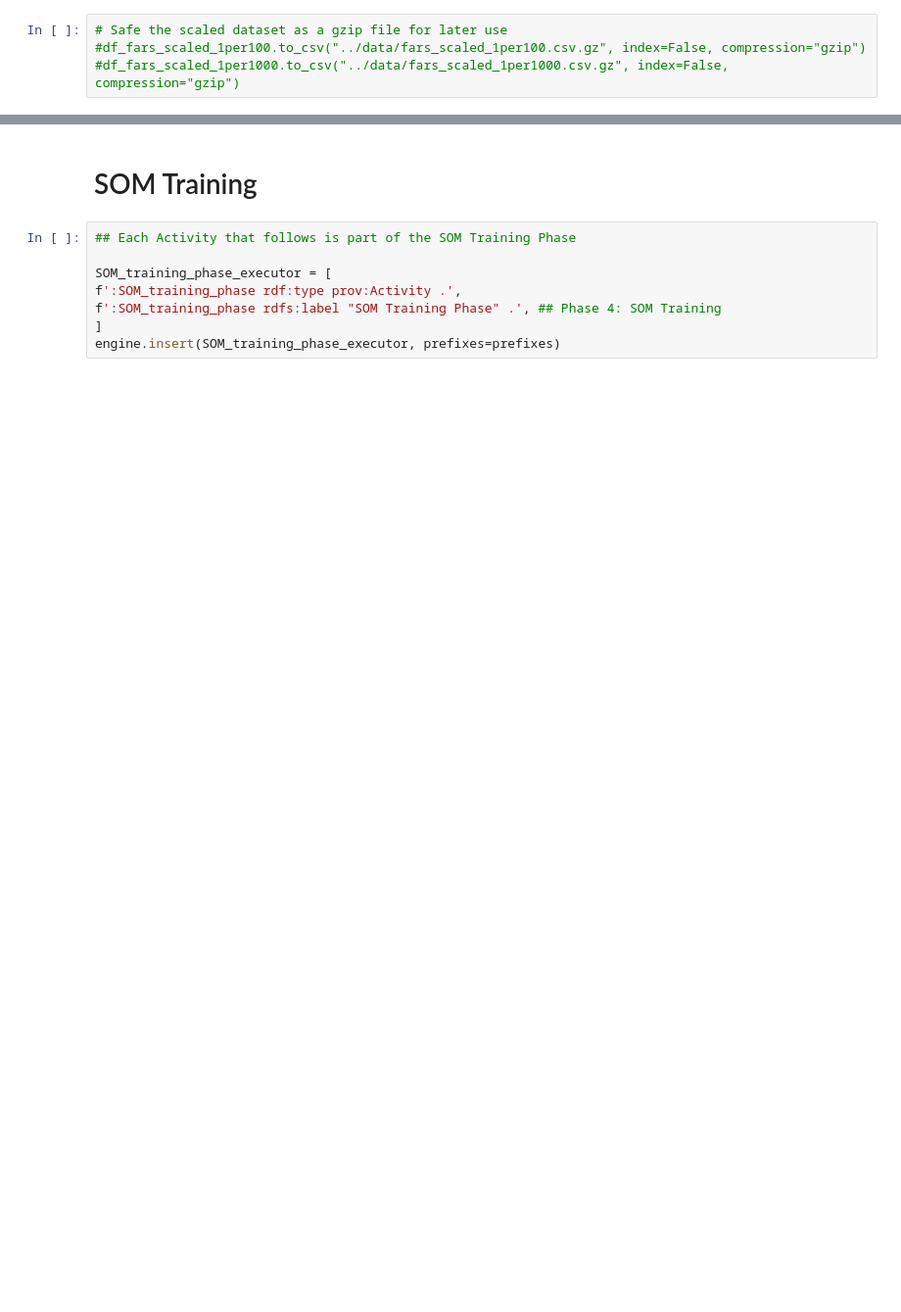
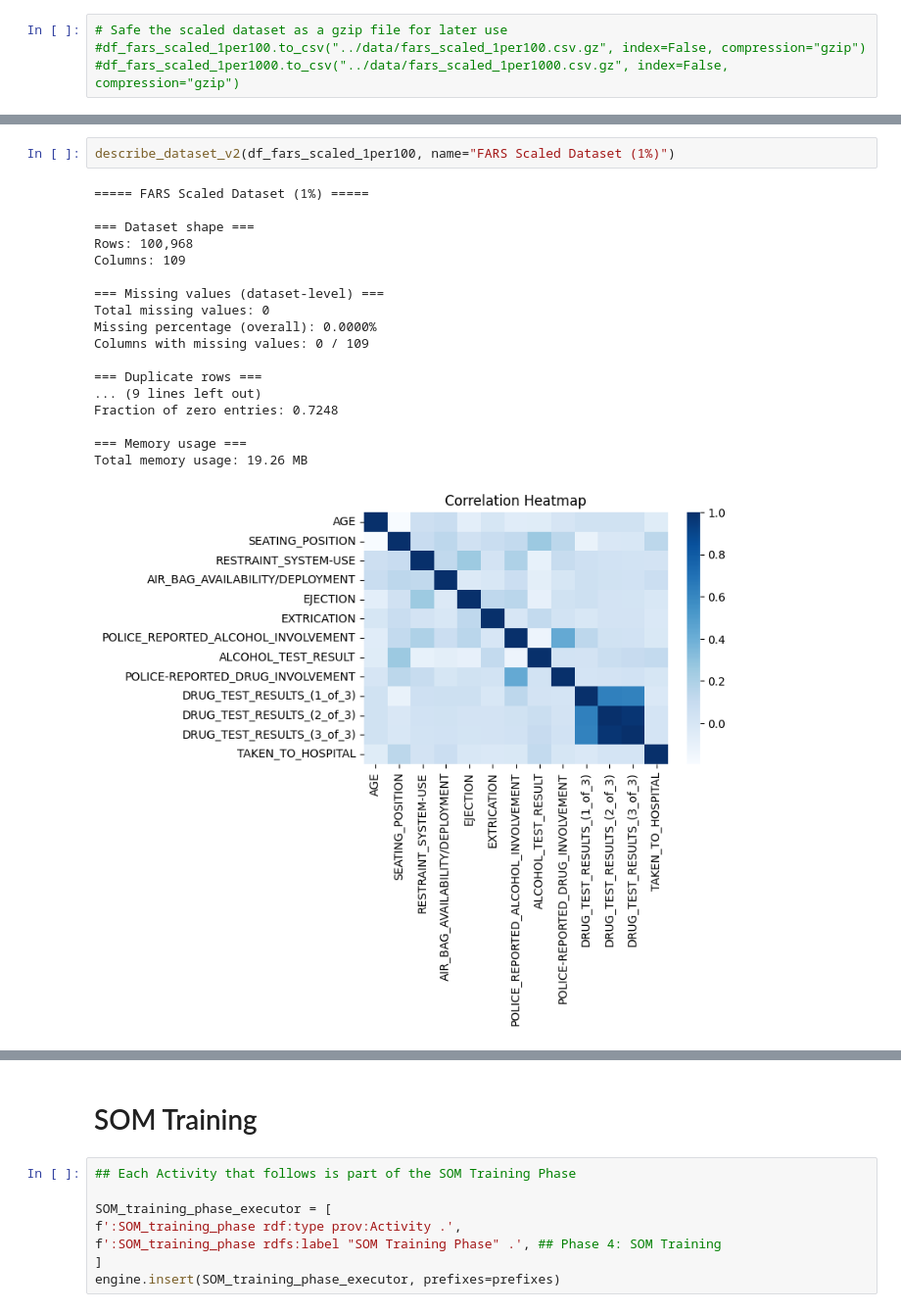
Before and after one commit to benicio-daniel/SOS_Assignment_3, a Jupyter notebook: src/MainNB.ipynb, the cells around one changed output, grey strips where cells are left out. Shown at 98% size. Drawn from its saved outputs; the diff is of its cells as text; blank space fills up the shorter version.

```diff
--- a/src/MainNB.ipynb
+++ b/src/MainNB.ipynb
@@ -735,0 +769,21 @@ This function was used during the process of understanding the dataset.
+# %%
+describe_dataset_v2(df_fars_scaled_1per100, name="FARS Scaled Dataset (1%)")
+# %% [output]
+===== FARS Scaled Dataset (1%) =====
+
+=== Dataset shape ===
+Rows: 100,968
+Columns: 109
+
+=== Missing values (dataset-level) ===
+Total missing values: 0
+Missing percentage (overall): 0.0000%
+Columns with missing values: 0 / 109
+
+=== Duplicate rows ===
+... (9 lines left out)
+Fraction of zero entries: 0.7248
+
+=== Memory usage ===
+Total memory usage: 19.26 MB
+[figure, added]
```
Also changed, not shown: parts of 7 cells of this notebook.
